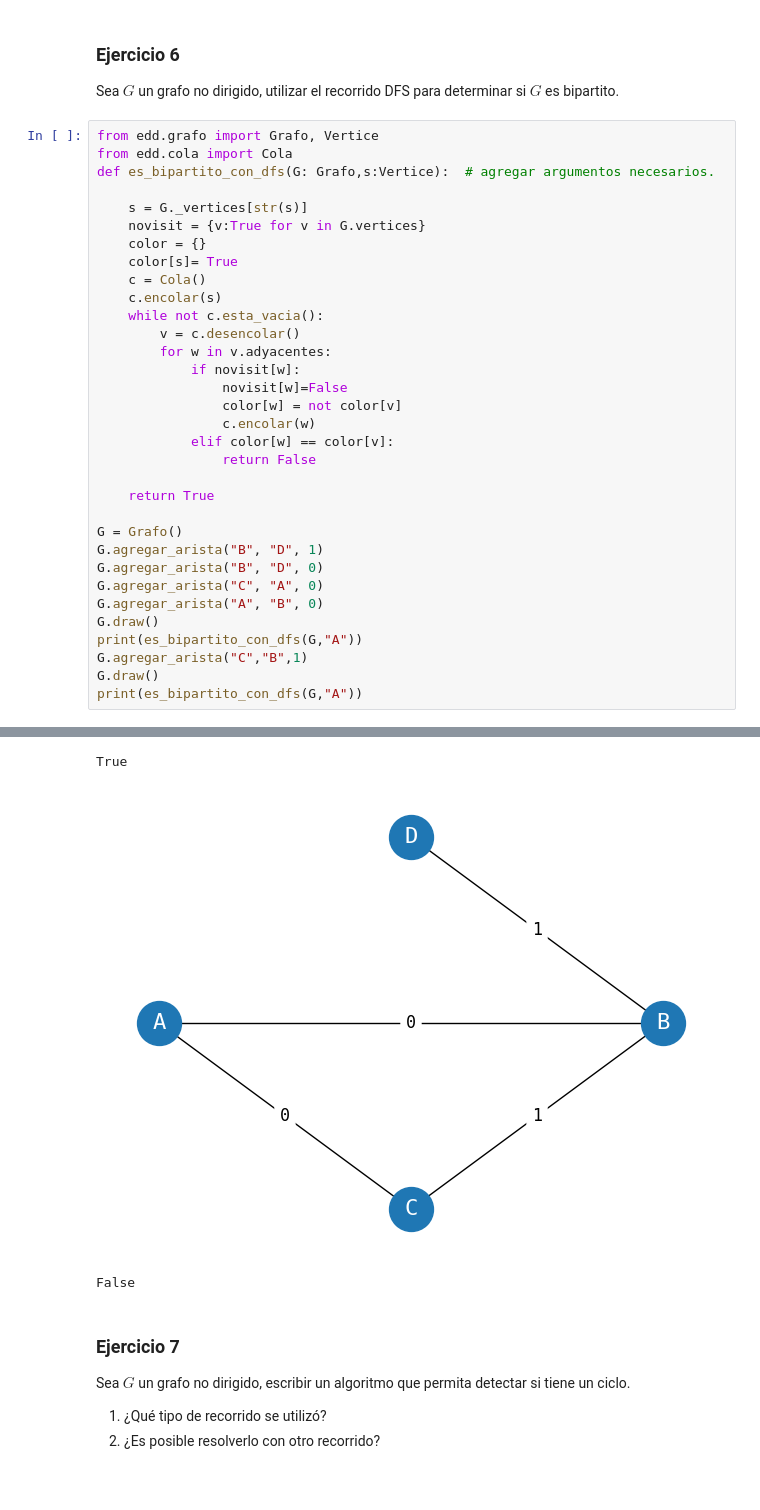
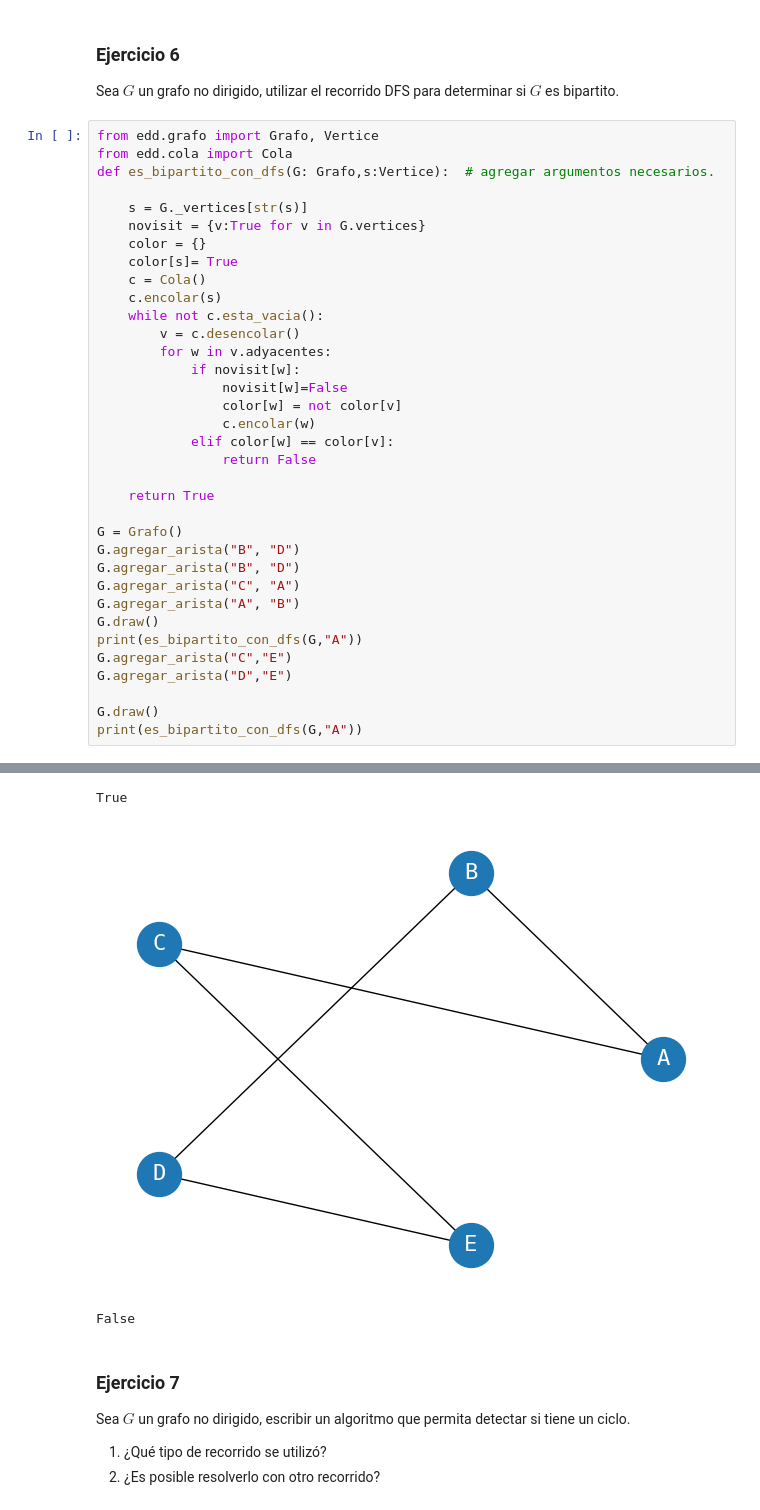
Before and after one commit to Nacho1810/eed-untref--Ignacio-Lobo, a Jupyter notebook: guia6/Guia 6.ipynb, the cells around one changed output, grey strips where cells are left out. Drawn from its saved outputs; the diff is of its cells as text.

```diff
--- a/guia6/Guia 6.ipynb
+++ b/guia6/Guia 6.ipynb
@@ -173,13 +183,15 @@ def es_bipartito_con_dfs(G: Grafo,s:Vertice):  # agregar argumentos necesarios.
     return True
 
 G = Grafo()
-G.agregar_arista("B", "D", 1)
-G.agregar_arista("B", "D", 0)
-G.agregar_arista("C", "A", 0)
-G.agregar_arista("A", "B", 0)
+G.agregar_arista("B", "D")
+G.agregar_arista("B", "D")
+G.agregar_arista("C", "A")
+G.agregar_arista("A", "B")
 G.draw()
 print(es_bipartito_con_dfs(G,"A"))
-G.agregar_arista("C","B",1)
+G.agregar_arista("C","E")
+G.agregar_arista("D","E")
+
 G.draw()
 print(es_bipartito_con_dfs(G,"A"))
 # %% [output]
@@ -187,5 +199,5 @@ print(es_bipartito_con_dfs(G,"A"))
 True
-[figure, old version]
+[figure, new version]
 False
 # %% [markdown]
 ### Ejercicio 7
```
Also changed, not shown: parts of 7 cells of this notebook, 2 other files.
